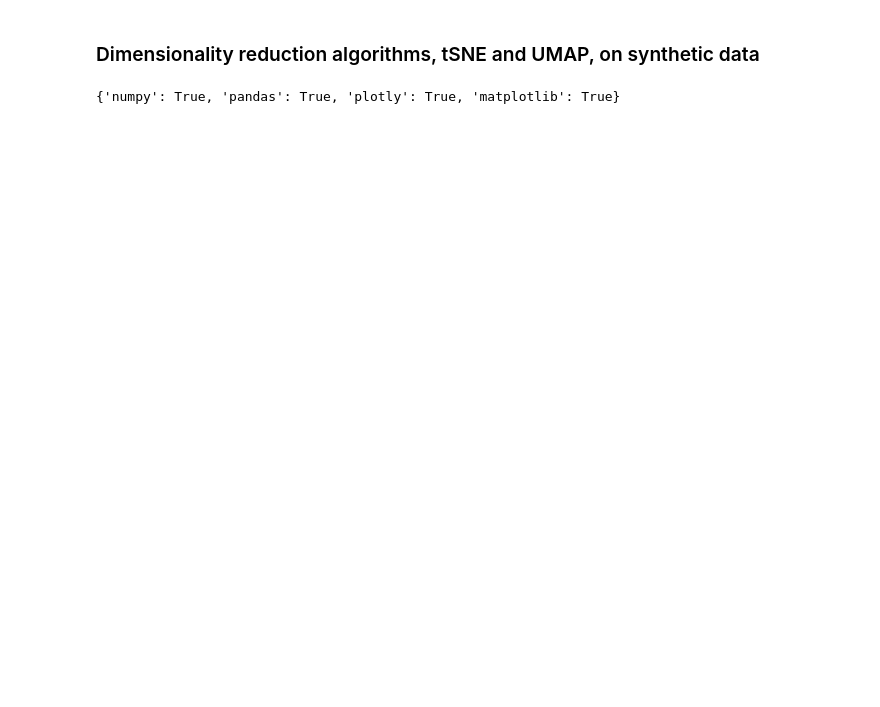
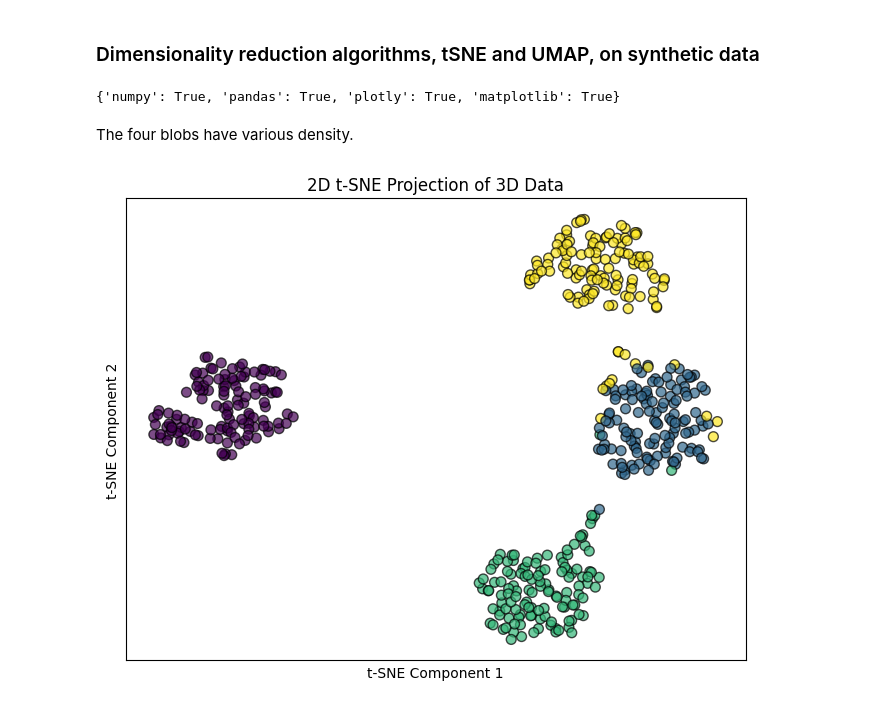
Before and after one commit to Helia-Karisani/tSNE-and-UMAP, a Jupyter notebook: tSNE-and-UMAP.ipynb, the cells around one changed output. Saved outputs shown, nothing was run; the diff lists cells and outputs as text; code cells hidden in the pictures; blank space fills up the shorter version.

Commit message:
plot t-SNE dimension reduction

```diff
--- a/tSNE-and-UMAP.ipynb
+++ b/tSNE-and-UMAP.ipynb
@@ -50,3 +50,26 @@ fig.update_traces(marker=dict(size=5, line=dict(width=1, color='black')), showle
 fig.update_layout(coloraxis_showscale=False, width=1000, height=800)  # Remove color bar, resize plot
 
 fig.show()
+# %% [markdown]
+The four blobs have various density.
+# %%
+# standardize data
+scaler = StandardScaler()
+X_scaled = scaler.fit_transform(X)
+# %%
+# using t-SNE to reduce dimension of data
+tsne = TSNE(n_components=2, random_state=42, perplexity=30, max_iter=1000)
+X_tsne = tsne.fit_transform(X_scaled)
+# %%
+# plotting 2D t-SNE
+fig = plt.figure(figsize=(8, 6))
+ax = fig.add_subplot(111)
+ax.scatter(X_tsne[:, 0], X_tsne[:, 1], c=labels_, cmap='viridis', s=50, alpha=0.7, edgecolor='k')
+ax.set_title("2D t-SNE Projection of 3D Data")
+ax.set_xlabel("t-SNE Component 1")
+ax.set_ylabel("t-SNE Component 2")
+ax.set_xticks([])
+ax.set_yticks([])
+plt.show()
+# %% [output]
+[figure, added]
```
